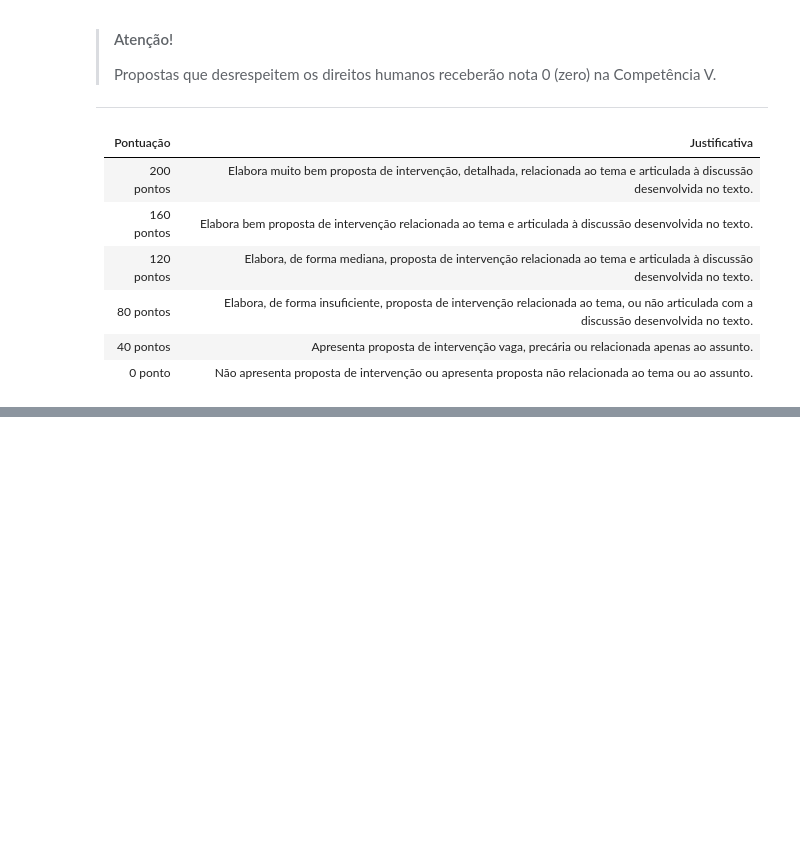
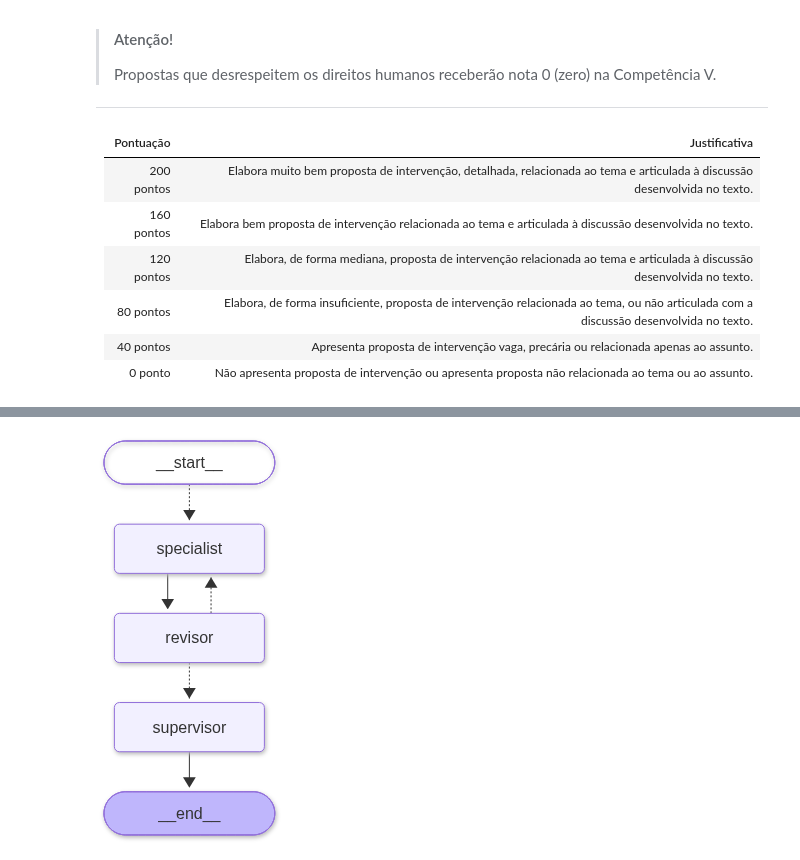
Before and after one commit to cazarimh/multiagent-enem-scoring, a Jupyter notebook: src/agent.ipynb, the cells around one changed output, grey strips where cells are left out. Saved outputs shown, nothing was run; the diff lists cells and outputs as text; code cells hidden in the pictures; blank space fills up the shorter version.

```diff
--- a/src/agent.ipynb
+++ b/src/agent.ipynb
@@ -74,6 +79,9 @@ class CompetenceResponseFormat(BaseModel):
 	"""
 	grade: Literal[0, 40, 80, 120, 160, 200] = Field(description="Nota discretizada em intervalos de 40")
 	justification: list[Justification] = Field(description="Justificativas de dedução de nota, com trecho e explicação")
+
+class CompetenceEvaluation(CompetenceResponseFormat):
+	competence_id: CompetenceID
 # %% [markdown]
 #### 1st Competence Team
 
@@ -332,0 +283,11 @@ print(C5_OUTPUT)
+# %%
+class CompetenceReview(BaseModel):
+	approved: bool = Field(description="True se nota e justificativa estão coerentes com a rubrica e com os trechos citados")
+	rejection_reason: str | None = Field(default=None, description="Falha detectada; obrigatório se approved=False")
+
+class ReviewResponseFormat(BaseModel):
+	"""
+	Saída estruturada do revisor contendo o status (APROVADO ou REVISAO)
+	e a justificativa da decisão se não for aprovado, mapeados por competência
+	"""
+	reviews: dict[CompetenceID, CompetenceReview]
@@ -332,0 +312,8 @@ print(C5_OUTPUT)
+# %%
+from langgraph.graph.state import CompiledStateGraph
+from IPython.display import Image, display
+
+
+def display_graph(graph: CompiledStateGraph) -> None:
+	"""Renderiza o grafo compilado como imagem PNG."""
+	display(Image(graph.get_graph().draw_mermaid_png()))
@@ -332,0 +364,8 @@ print(C5_OUTPUT)
+# %%
+def getUsage(result: dict, latency: int) -> UsageStatistics:
+	ai_messages = [m for m in result['messages'] if isinstance(m, AIMessage)] or []
+	return UsageStatistics(
+		input_tokens=sum((m.usage_metadata or {}).get('input_tokens', 0) for m in ai_messages),
+		output_tokens=sum((m.usage_metadata or {}).get('output_tokens', 0) for m in ai_messages),
+		latency=latency
+	)
@@ -332,0 +499,17 @@ print(C5_OUTPUT)
+# %%
+builder = StateGraph(ScoringState, input_schema=ScoringInput, output_schema=ScoringOutput)
+
+builder.add_node('specialist', specialist_node)
+builder.add_node('revisor', revisor_node)
+builder.add_node('supervisor', supervisor_node)
+
+builder.add_conditional_edges(START, distribute, ['specialist'])
+builder.add_edge('specialist', 'revisor')
+builder.add_conditional_edges('revisor', review_decider, ['specialist', 'supervisor'])
+builder.add_edge('supervisor', END)
+
+enem_scoring = builder.compile()
+
+display_graph(enem_scoring)
+# %% [output]
+[figure, added]
```
Also changed, not shown: parts of 30 cells of this notebook.
